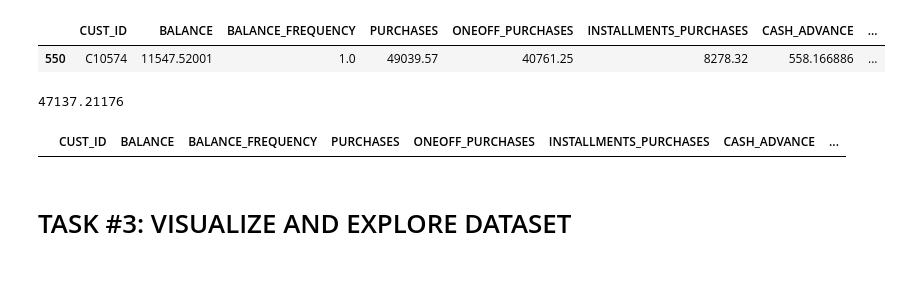
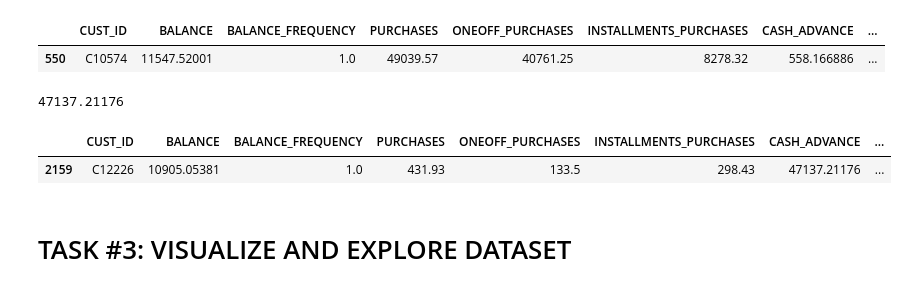
Before and after one commit to Sebastian1981/AWS_Sagemaker_Customer_Segmentation, a Jupyter notebook: experiment/Marketing_Department_Solution.ipynb, the cells around one changed output. Cells and saved outputs as stored; diff of their text form; code cells hidden in the pictures.

```diff
--- a/experiment/Marketing_Department_Solution.ipynb
+++ b/experiment/Marketing_Department_Solution.ipynb
@@ -148,11 +148,12 @@ creditcard_df['CASH_ADVANCE'].max()
 # %%
 # Let's see who made cash advance of $47137!
 # This customer made 123 cash advance transactions!!
 # Never paid credit card in full
 
-creditcard_df[creditcard_df['CASH_ADVANCE'] == 47137.211760000006]
+creditcard_df[creditcard_df['CASH_ADVANCE'] == creditcard_df['CASH_ADVANCE'].max()]
 # %% [output]
 |  | CUST_ID | BALANCE | BALANCE_FREQUENCY | PURCHASES | ONEOFF_PURCHASES | INSTALLMENTS_PURCHASES | CASH_ADVANCE | ... |
+| 2159 | C12226 | 10905.05381 | 1.0 | 431.93 | 133.5 | 298.43 | 47137.21176 | ... |
 # %% [markdown]
 # TASK #3: VISUALIZE AND EXPLORE DATASET
 # %%
```
Also changed, not shown: parts of 1 cell of this notebook.
